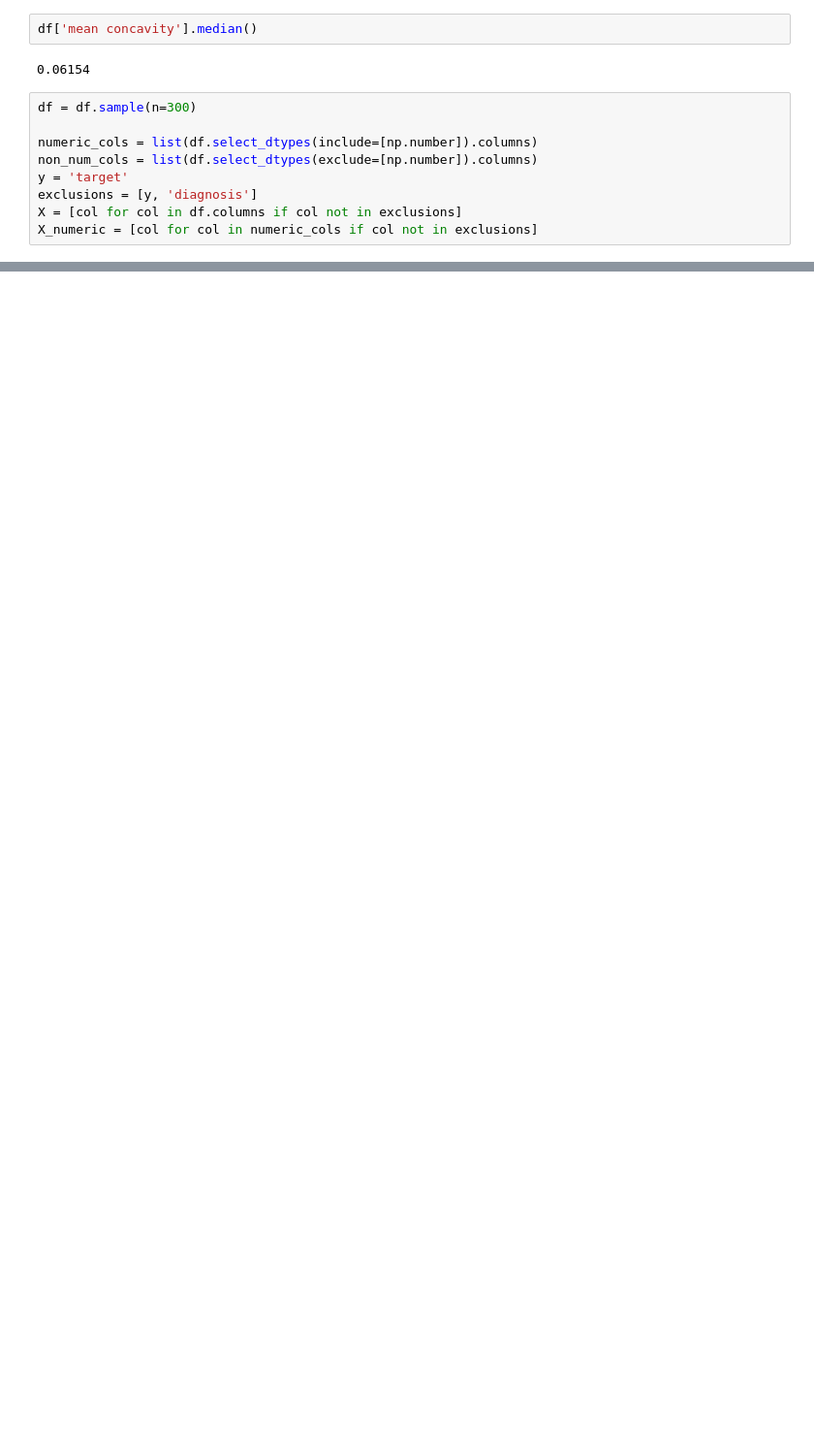
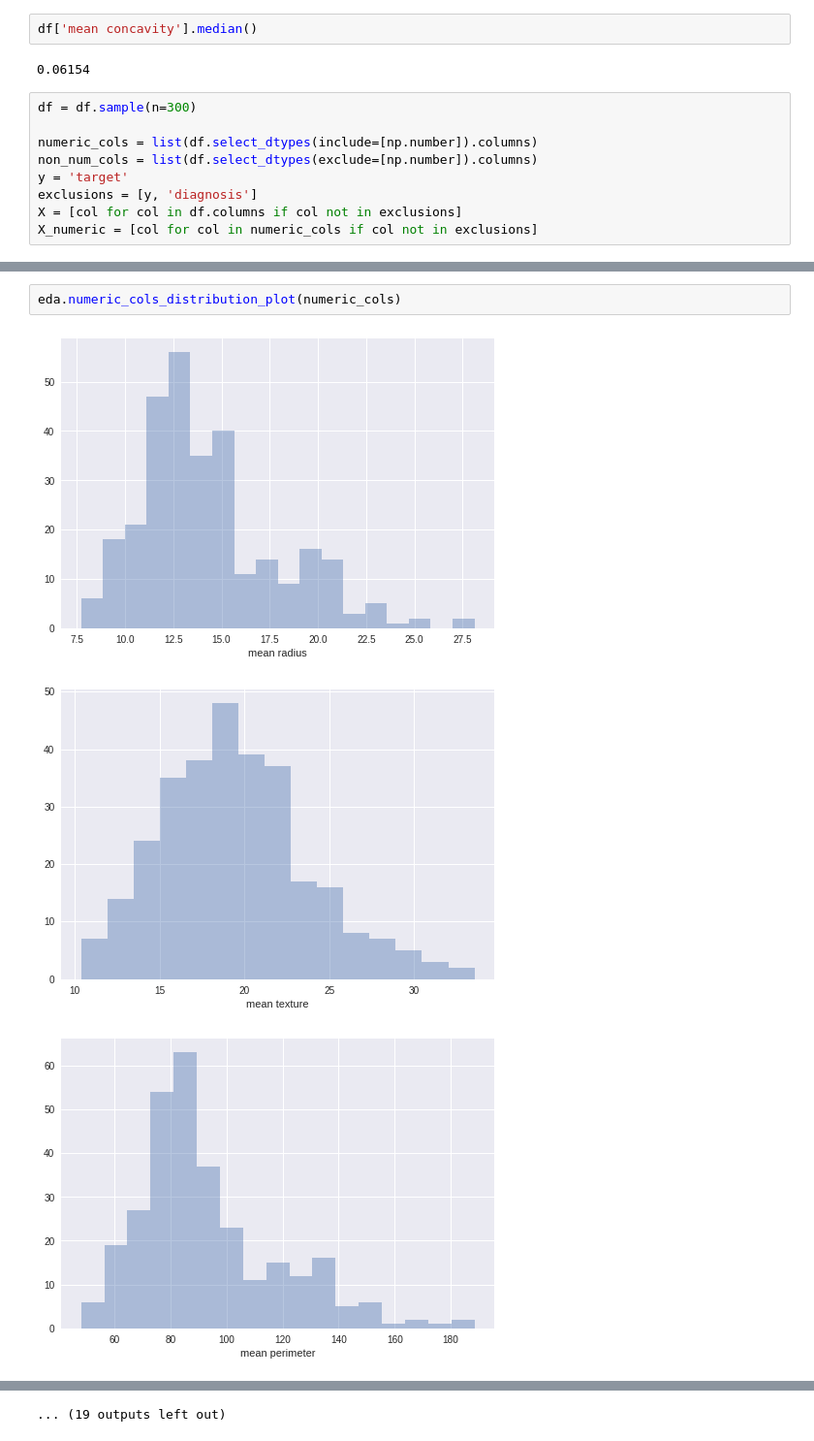
Before and after one commit to edwardcjohnson/prometheus, a Jupyter notebook: python/modeling/explore/notebooks/breast_cancer_eda.ipynb, the cells around one changed output, grey strips where cells are left out. Shown at 97% size. Drawn from its saved outputs; the diff is of its cells as text; blank space fills up the shorter version.

```diff
--- a/python/modeling/explore/notebooks/breast_cancer_eda.ipynb
+++ b/python/modeling/explore/notebooks/breast_cancer_eda.ipynb
@@ -224,0 +262,6 @@ for i, col in enumerate(numeric_cols):
+# %%
+eda.numeric_cols_distribution_plot(numeric_cols)
+# %% [output]
+[figure, added]
+[figure, added]
+[figure, added]
@@ -225,3 +277,4 @@ for i, col in enumerate(numeric_cols):
+... (19 outputs left out)
 # %%
 for i, col in enumerate(non_num_cols):
     plt.figure(i)
```
Also changed, not shown: parts of 22 cells of this notebook.
